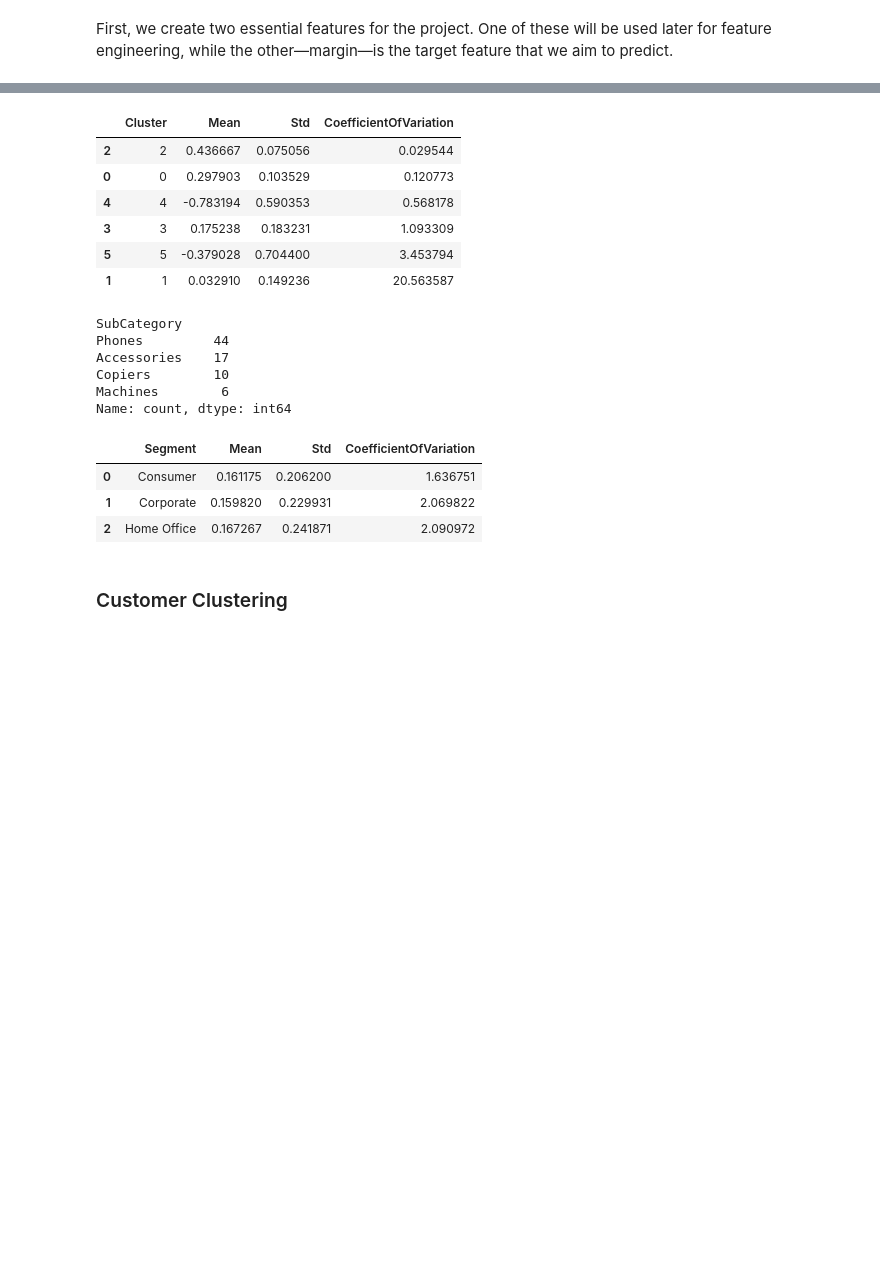
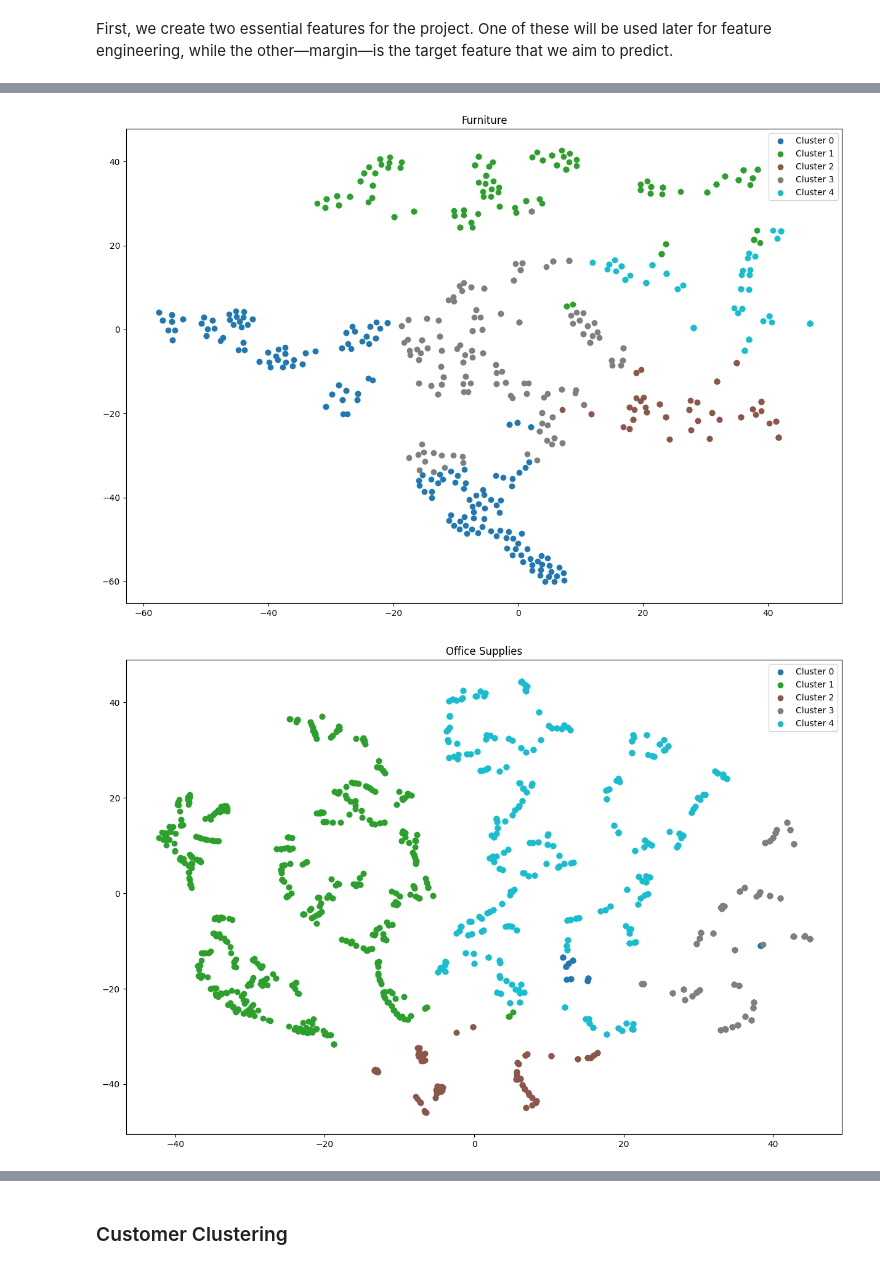
Before and after one commit to CogitoNTNU/CogitoXInfor-h24, a Jupyter notebook: HermanNotebook.ipynb, the cells around one changed output, grey strips where cells are left out. Saved outputs shown, nothing was run; the diff lists cells and outputs as text; code cells hidden in the pictures; blank space fills up the shorter version.

```diff
--- a/HermanNotebook.ipynb
+++ b/HermanNotebook.ipynb
@@ -224,4 +213,17 @@ def visualize_clusters(model, data):
     plt.show()
+# %%
+def cluster_product_data(dataframes_scaled : dict, num_clusters : dict, vizualize = False):
+    '''
+    For each dataframe in the dictionary that contains the scaled data, and the features that we proceed with we fit a KMeans
+    model to each of the dataframes, with the number of clusters specified in the num_clusters dictionary.
+    '''
+    for category in dataframes_scaled.keys():
+        model = KMeans(n_clusters = num_clusters[category], init = "k-means++", random_state=42)
+        predicted = model.fit_predict(dataframes_scaled[category])
+
+        if vizualize: visualize_clusters(model, dataframes_scaled[category], category)
+
+        dataframes_scaled[category]["ProductCluster"] = predicted
 # %% [markdown]
 ### Product Clustering
 # %% [markdown]
@@ -309,5 +237,0 @@ visualize_clusters(model, training_data)
-# %%
-def cluster_product_data(dataframes_scaled : dict, num_clusters : dict):
-    for category in dataframes_scaled.keys():
-        model = KMeans(n_clusters = num_clusters[category], init = "k-means++", random_state=42)
-        dataframes_scaled[category]["Cluster"] = model.fit_predict(dataframes_scaled[category])
@@ -314,3 +258,7 @@ def cluster_product_data(dataframes_scaled : dict, num_clusters : dict):
 # %%
-num_clusters = {"Technology" : 6, "Office Supplies" : 5, "Furniture" : 4}
-cluster_product_data(dataframes_scaled, num_clusters)
+num_clusters = {"Technology" : 5, "Office Supplies" : 5, "Furniture" : 5}
+#num_clusters = {"All" : 5}
+cluster_product_data(data, num_clusters, vizualize=True)
+# %% [output]
+[figure, added]
+[figure, added]
@@ -317,31 +266,3 @@ cluster_product_data(dataframes_scaled, num_clusters)
-# %%
-dataframes_scaled["Technology"]["Margin"] = data["Technology"]["Margin"]
-get_coefficient_variation(dataframes_scaled["Technology"], "Cluster")
-# %% [output]
-|  | Cluster | Mean | Std | CoefficientOfVariation |
-| 2 | 2 | 0.436667 | 0.075056 | 0.029544 |
-| 0 | 0 | 0.297903 | 0.103529 | 0.120773 |
-| 4 | 4 | -0.783194 | 0.590353 | 0.568178 |
-| 3 | 3 | 0.175238 | 0.183231 | 1.093309 |
-| 5 | 5 | -0.379028 | 0.704400 | 3.453794 |
-| 1 | 1 | 0.032910 | 0.149236 | 20.563587 |
-# %%
-dataframes_scaled["Technology"]["SubCategory"] = data["Technology"]["SubCategory"]
-dataframes_scaled["Technology"][dataframes_scaled["Technology"]["Cluster"] == 3]["SubCategory"].value_counts()
-# %% [output]
-SubCategory
-Phones         44
-Accessories    17
-Copiers        10
-Machines        6
-Name: count, dtype: int64
-# %%
-get_coefficient_variation(grouped_dataframes["Technology"], "Segment")
-# %% [output]
-|  | Segment | Mean | Std | CoefficientOfVariation |
-| 0 | Consumer | 0.161175 | 0.206200 | 1.636751 |
-| 1 | Corporate | 0.159820 | 0.229931 | 2.069822 |
-| 2 | Home Office | 0.167267 | 0.241871 | 2.090972 |
 # %% [markdown]
 ### Customer Clustering
 # %% [markdown]
```
Also changed, not shown: parts of 31 cells of this notebook.
